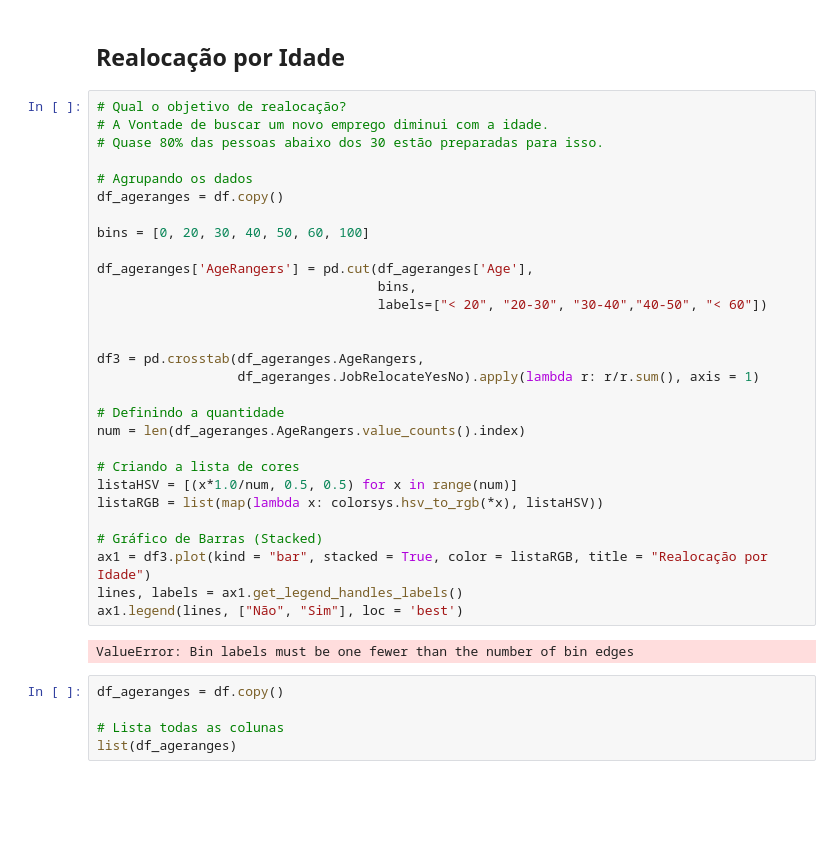
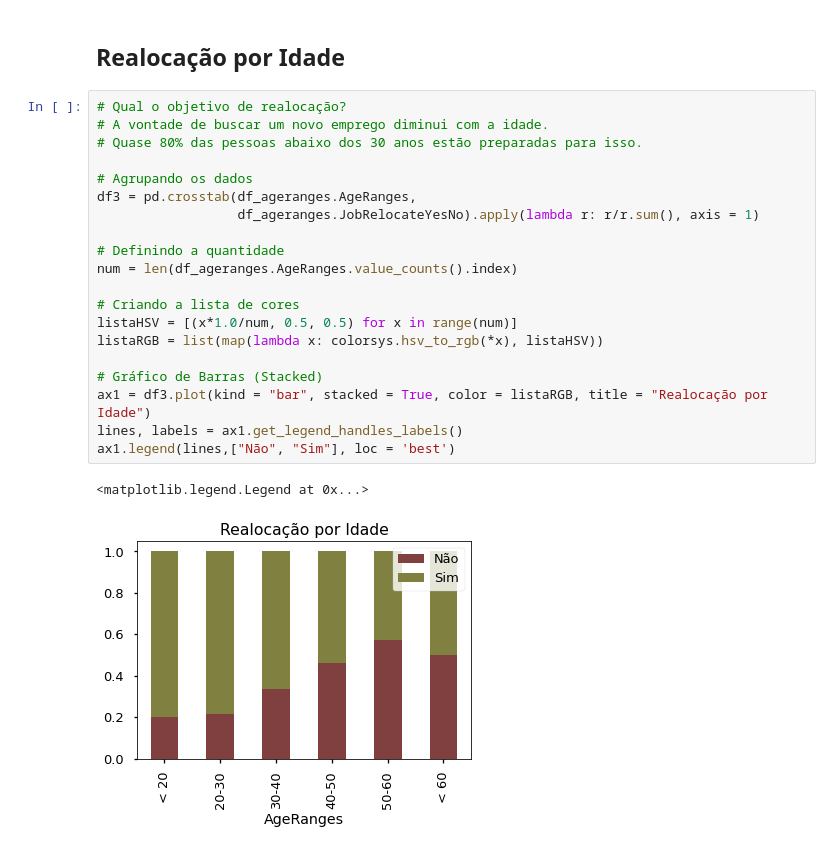
Before and after one commit to leonardodamata/Python_Analise_Dados, a Jupyter notebook: Analise_Exploratoria_Dados.ipynb, the cells around one changed output. Saved outputs shown, nothing was run; the diff lists cells and outputs as text; blank space fills up the shorter version.

Commit message:
Exercícios para Fixar o Conhecimento

```diff
--- a/Analise_Exploratoria_Dados.ipynb
+++ b/Analise_Exploratoria_Dados.ipynb
@@ -215,37 +239,24 @@ help(pd.crosstab)
 ## Realocação por Idade
 # %%
 # Qual o objetivo de realocação?
-# A Vontade de buscar um novo emprego diminui com a idade.
-# Quase 80% das pessoas abaixo dos 30 estão preparadas para isso.
+# A vontade de buscar um novo emprego diminui com a idade.
+# Quase 80% das pessoas abaixo dos 30 anos estão preparadas para isso.
 
 # Agrupando os dados
-df_ageranges = df.copy()
-
-bins = [0, 20, 30, 40, 50, 60, 100]
-
-df_ageranges['AgeRangers'] = pd.cut(df_ageranges['Age'],
-                                    bins,
-                                    labels=["< 20", "20-30", "30-40","40-50", "< 60"])
-
-
-df3 = pd.crosstab(df_ageranges.AgeRangers,
+df3 = pd.crosstab(df_ageranges.AgeRanges,
                   df_ageranges.JobRelocateYesNo).apply(lambda r: r/r.sum(), axis = 1)
 
 # Definindo a quantidade
-num = len(df_ageranges.AgeRangers.value_counts().index)
+num = len(df_ageranges.AgeRanges.value_counts().index)
 
 # Criando a lista de cores
 listaHSV = [(x*1.0/num, 0.5, 0.5) for x in range(num)]
 listaRGB = list(map(lambda x: colorsys.hsv_to_rgb(*x), listaHSV))
 
 # Gráfico de Barras (Stacked)
 ax1 = df3.plot(kind = "bar", stacked = True, color = listaRGB, title = "Realocação por Idade")
 lines, labels = ax1.get_legend_handles_labels()
-ax1.legend(lines, ["Não", "Sim"], loc = 'best')
+ax1.legend(lines,["Não", "Sim"], loc = 'best')
 # %% [output]
-ValueError: Bin labels must be one fewer than the number of bin edges
+<matplotlib.legend.Legend at 0x...>
+[figure, added]
-# %%
-df_ageranges = df.copy()
-
-# Lista todas as colunas
-list(df_ageranges)
```
Also changed, not shown: parts of 11 cells of this notebook, 2 other files.
